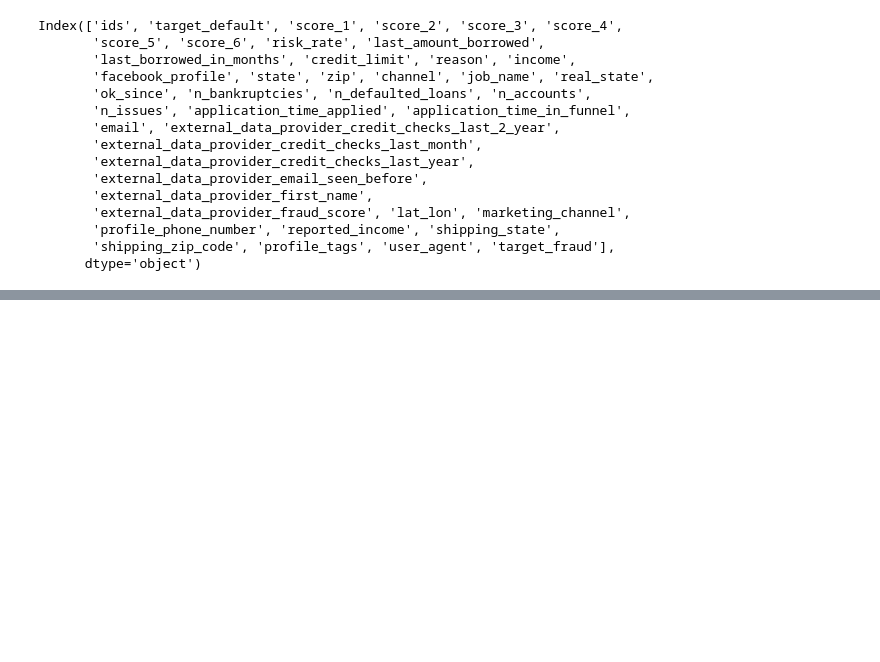
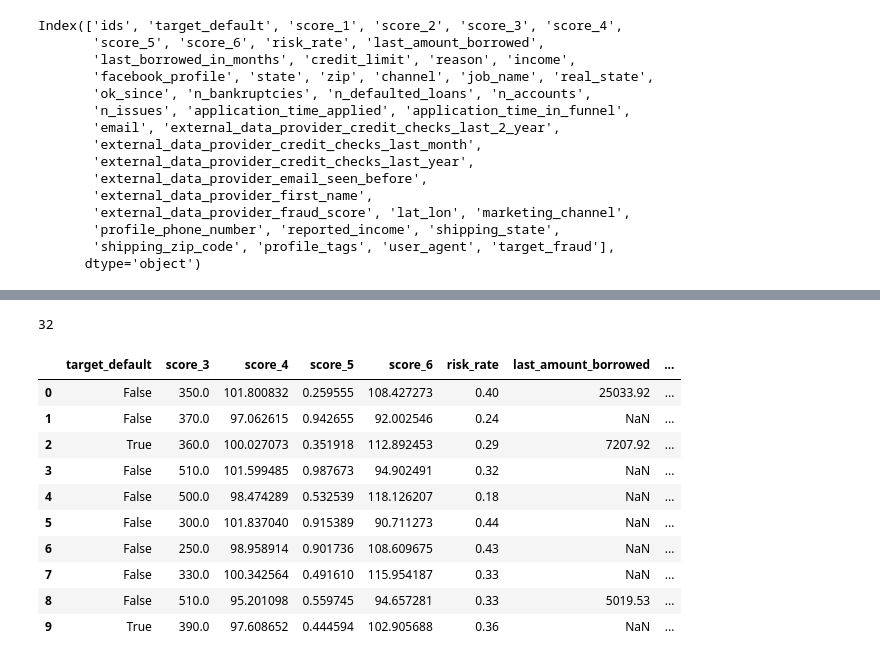
Before and after one commit to ghedin-alison/conceitos_ia, a Jupyter notebook: trabalho/din_din_agora.ipynb, the cells around one changed output, grey strips where cells are left out. Saved outputs shown, nothing was run; the diff lists cells and outputs as text; code cells hidden in the pictures; blank space fills up the shorter version.

```diff
--- a/trabalho/din_din_agora.ipynb
+++ b/trabalho/din_din_agora.ipynb
@@ -54,0 +206,6 @@ Index(['ids', 'target_default', 'score_1', 'score_2', 'score_3', 'score_4',
+# %%
+import atexit
+
+
+drop_columns = [0, 2, 3, 12, 15, 16, 17, 18, 19, 40, 41]
+clientes.drop(clientes.columns[drop_columns], axis=1, inplace=True)
@@ -54,0 +242,18 @@ Index(['ids', 'target_default', 'score_1', 'score_2', 'score_3', 'score_4',
+# %%
+len(clientes.columns)
+# %% [output]
+32
+# %%
+clientes.iloc[:10, :10]
+# %% [output]
+|  | target_default | score_3 | score_4 | score_5 | score_6 | risk_rate | last_amount_borrowed | ... |
+| 0 | False | 350.0 | 101.800832 | 0.259555 | 108.427273 | 0.40 | 25033.92 | ... |
+| 1 | False | 370.0 | 97.062615 | 0.942655 | 92.002546 | 0.24 | NaN | ... |
+| 2 | True | 360.0 | 100.027073 | 0.351918 | 112.892453 | 0.29 | 7207.92 | ... |
+| 3 | False | 510.0 | 101.599485 | 0.987673 | 94.902491 | 0.32 | NaN | ... |
+| 4 | False | 500.0 | 98.474289 | 0.532539 | 118.126207 | 0.18 | NaN | ... |
+| 5 | False | 300.0 | 101.837040 | 0.915389 | 90.711273 | 0.44 | NaN | ... |
+| 6 | False | 250.0 | 98.958914 | 0.901736 | 108.609675 | 0.43 | NaN | ... |
+| 7 | False | 330.0 | 100.342564 | 0.491610 | 115.954187 | 0.33 | NaN | ... |
+| 8 | False | 510.0 | 95.201098 | 0.559745 | 94.657281 | 0.33 | 5019.53 | ... |
+| 9 | True | 390.0 | 97.608652 | 0.444594 | 102.905688 | 0.36 | NaN | ... |
```
Also changed, not shown: parts of 19 cells of this notebook.
